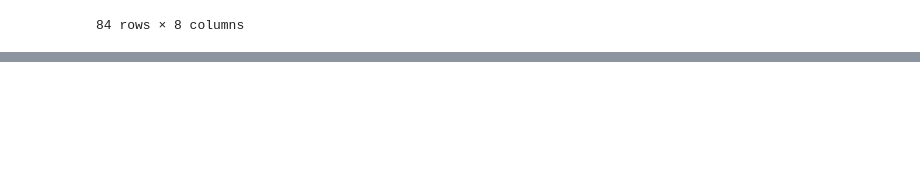
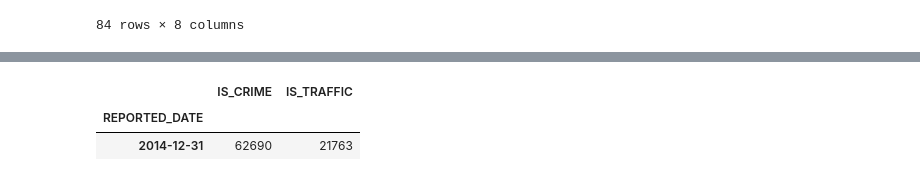
Before and after one commit to ChaelinL/DataAnalysis_Study, a Jupyter notebook: 이채린07_0521_복습.ipynb, the cells around one changed output, grey strips where cells are left out. Cells and saved outputs as stored; diff of their text form; code cells hidden in the pictures; blank space fills up the shorter version.

```diff
--- a/이채린07_0521_복습.ipynb
+++ b/이채린07_0521_복습.ipynb
@@ -290,0 +357,6 @@ crime_dt14.at_time('16:49')
+# %%
+crime_sp14.resample('Y').sum()  # 연별
+# %% [output]
+|  | IS_CRIME | IS_TRAFFIC |
+| REPORTED_DATE |  |  |
+| 2014-12-31 | 62690 | 21763 |
```
Also changed, not shown: parts of 13 cells of this notebook.
